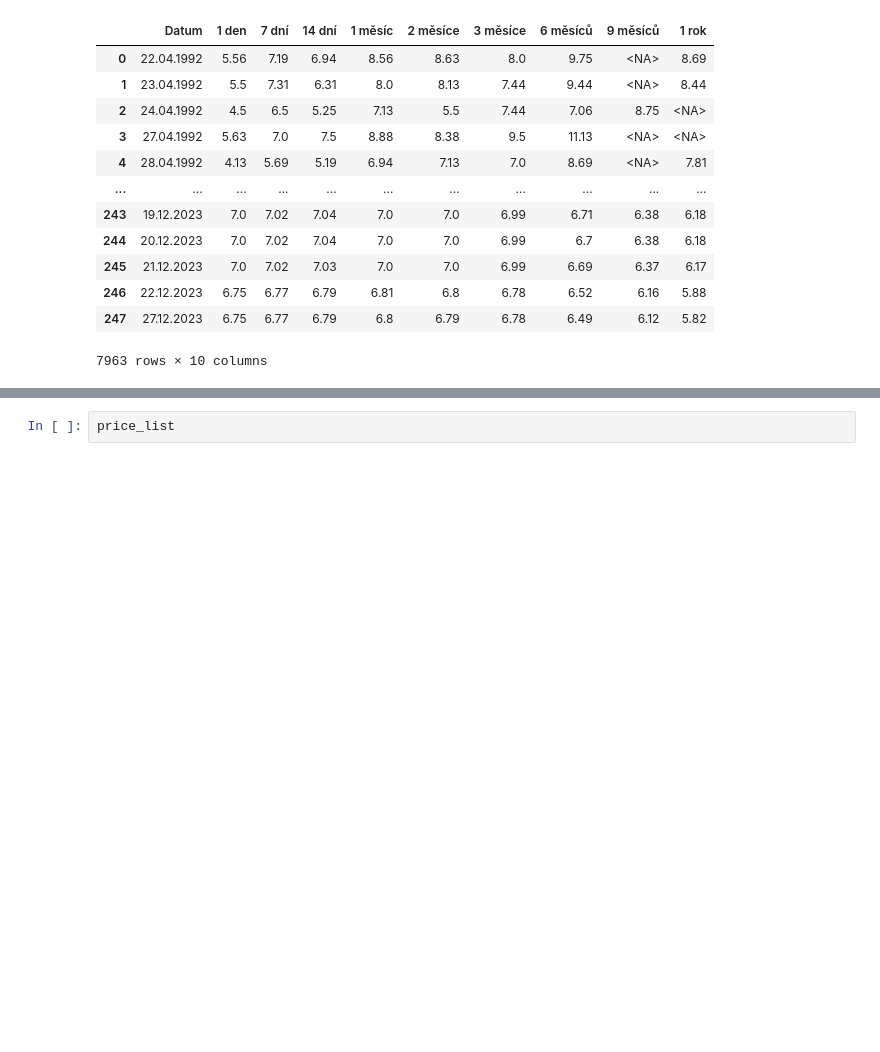
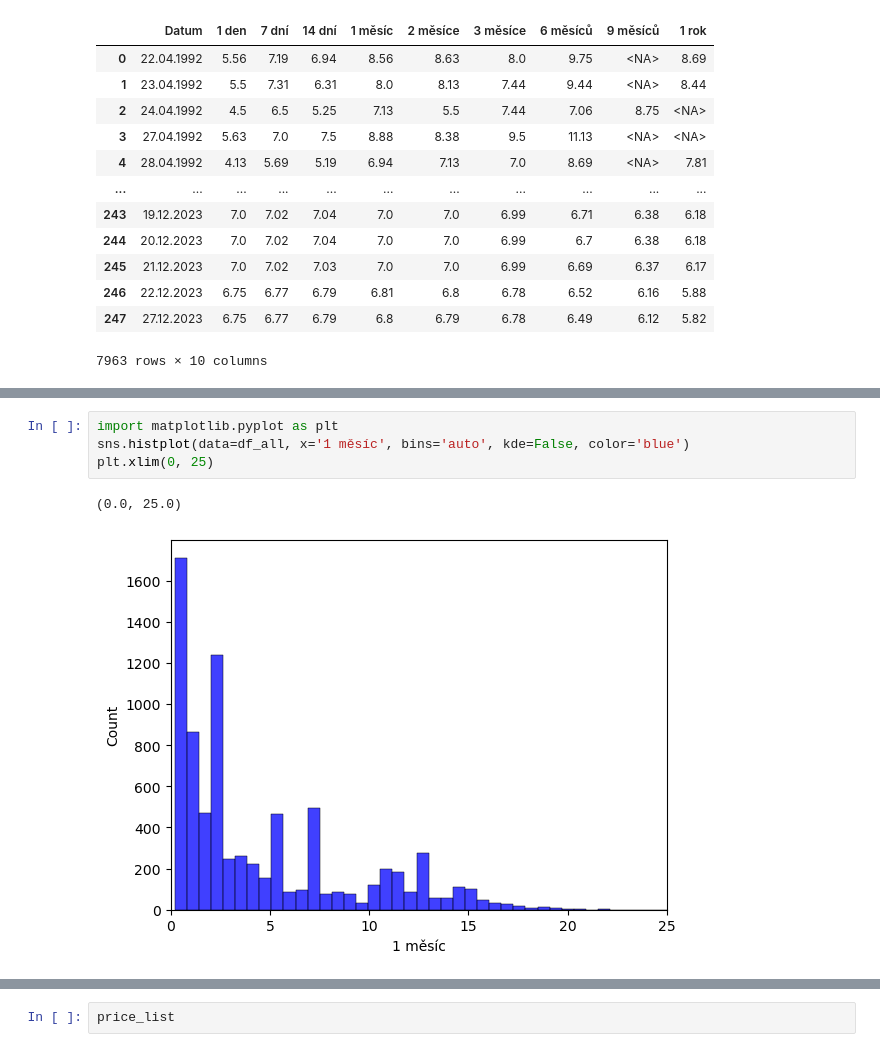
Before and after one commit to honzaz1234/return_simulation, a Jupyter notebook: test_model.ipynb, the cells around one changed output, grey strips where cells are left out. Drawn from its saved outputs; the diff is of its cells as text; blank space fills up the shorter version.

```diff
--- a/test_model.ipynb
+++ b/test_model.ipynb
@@ -525,0 +577,7 @@ min(df_all['1 den'])
+# %%
+import matplotlib.pyplot as plt
+sns.histplot(data=df_all, x='1 měsíc', bins='auto', kde=False, color='blue')
+plt.xlim(0, 25)
+# %% [output]
+(0.0, 25.0)
+[figure, added]
```
Also changed, not shown: parts of 27 cells of this notebook, 3 other files.
